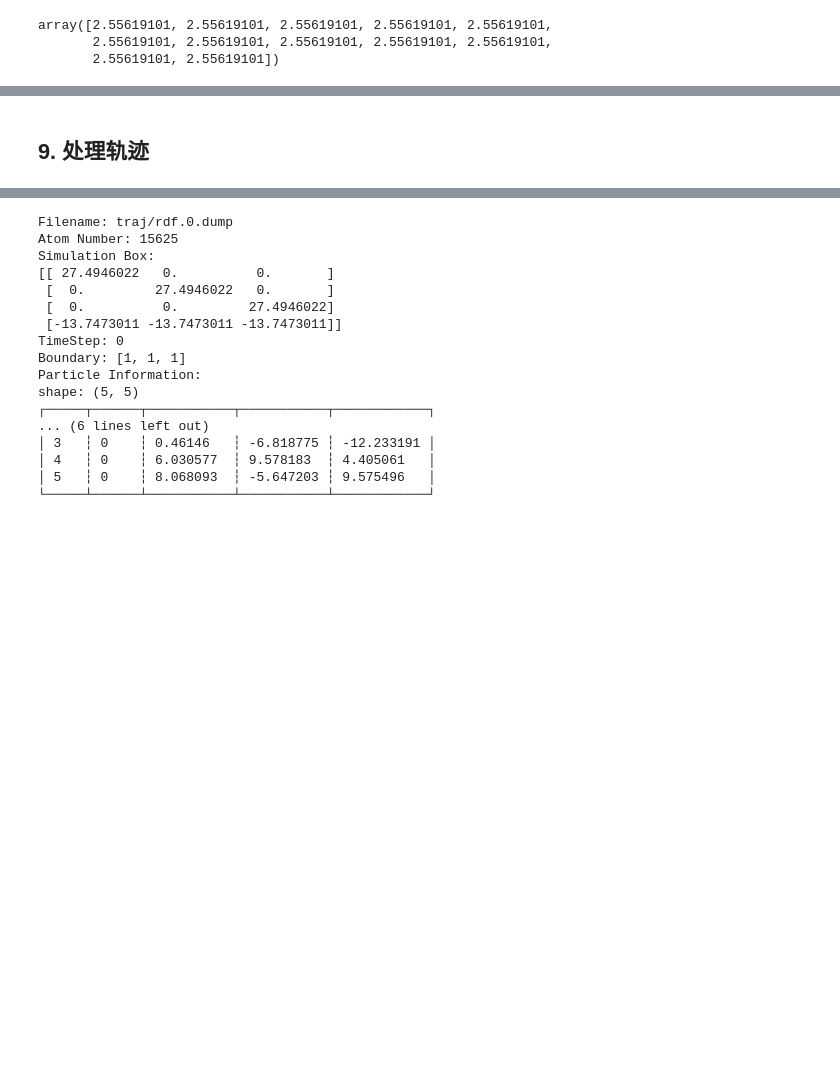
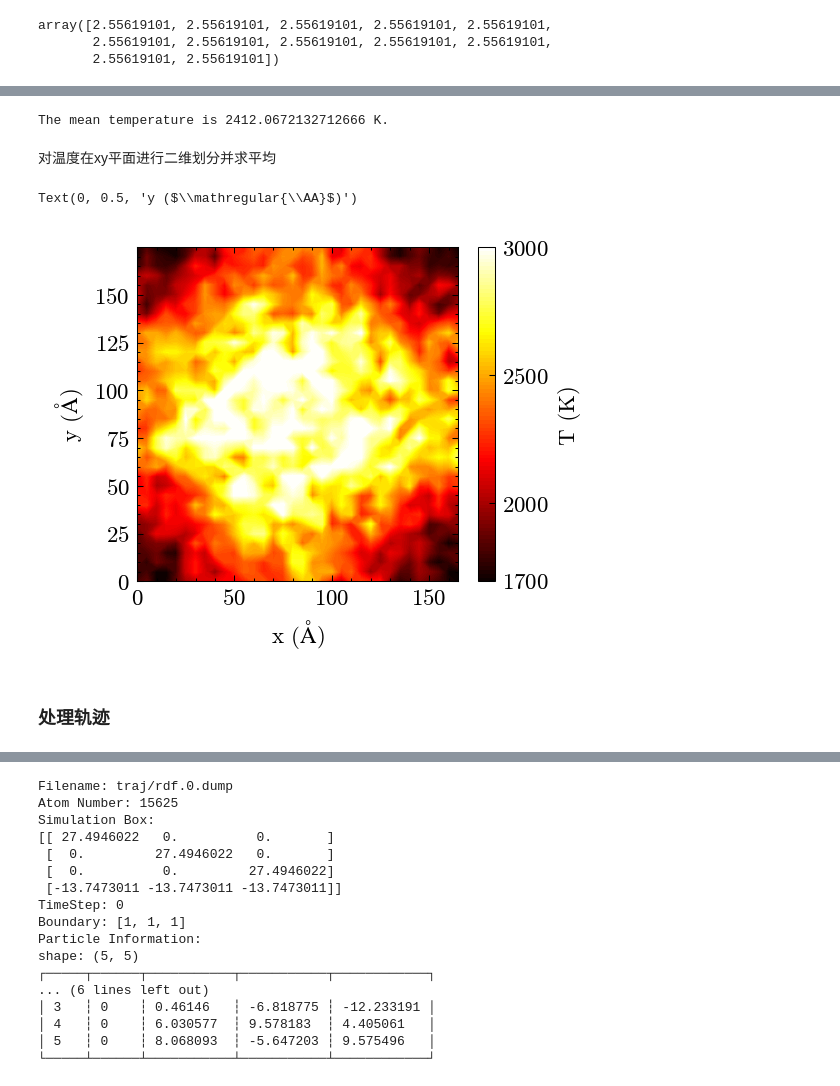
Before and after one commit to mushroomfire/mdapy-tutorial, a Jupyter notebook: tutorial_CN.ipynb, the cells around one changed output, grey strips where cells are left out. Saved outputs shown, nothing was run; the diff lists cells and outputs as text; code cells hidden in the pictures; blank space fills up the shorter version.

```diff
--- a/tutorial_CN.ipynb
+++ b/tutorial_CN.ipynb
@@ -621,0 +688,2 @@ Text(0, 0.5, 'PE (eV/atom)')
+# %%
+system = mp.System('frame/ap@al.dump')
@@ -621,0 +742,4 @@ Text(0, 0.5, 'PE (eV/atom)')
+# %%
+print(f"The mean temperature is {system.data['atomic_temp'].mean()} K.")
+# %% [output]
+The mean temperature is 2412.0672132712666 K.
@@ -621,0 +748,2 @@ Text(0, 0.5, 'PE (eV/atom)')
+# %% [markdown]
+对温度在xy平面进行二维划分并求平均
@@ -622,3 +752,21 @@ Text(0, 0.5, 'PE (eV/atom)')
+# %%
+T = system.Binning.res[:, :, -1].copy()
+x, y = system.Binning.coor['x'], system.Binning.coor['y']
+X, Y = np.meshgrid(x, y, indexing='ij')
+
+fig, ax = mp.set_figure(figsize=(8, 7.5), use_pltset=True)
+vmin, vmax = 1700, 3000
+T[T<vmin] = vmin
+T[T>vmax] = vmax
+h = ax.contourf(X, Y, T, cmap='hot', levels=100)
+bar = plt.colorbar(h, ax=ax)
+bar.set_ticks([vmin, 2000, 2500, vmax])
+bar.set_label('T (K)')
+ax.set_xlabel('x ($\mathregular{\AA}$)')
+ax.set_ylabel('y ($\mathregular{\AA}$)')
+# %% [output]
+Text(0, 0.5, 'y ($\\mathregular{\\AA}$)')
+[figure, added]
 # %% [markdown]
-## <b> 9. 处理轨迹 </b>
+### 处理轨迹
 # %% [markdown]
```
Also changed, not shown: parts of 148 cells of this notebook, 5 other files.
